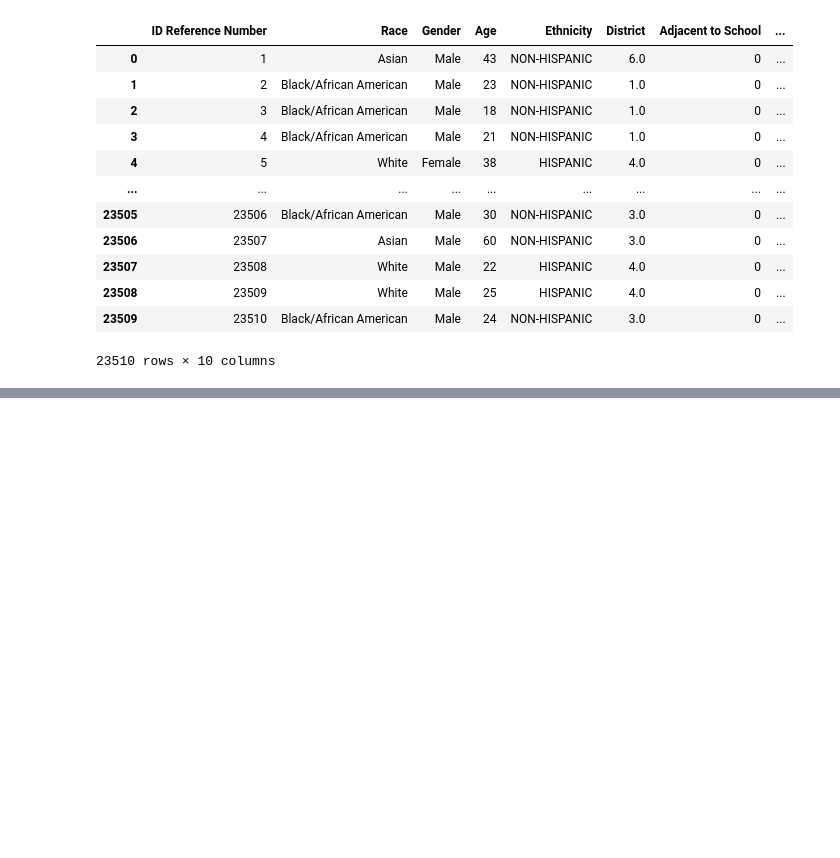
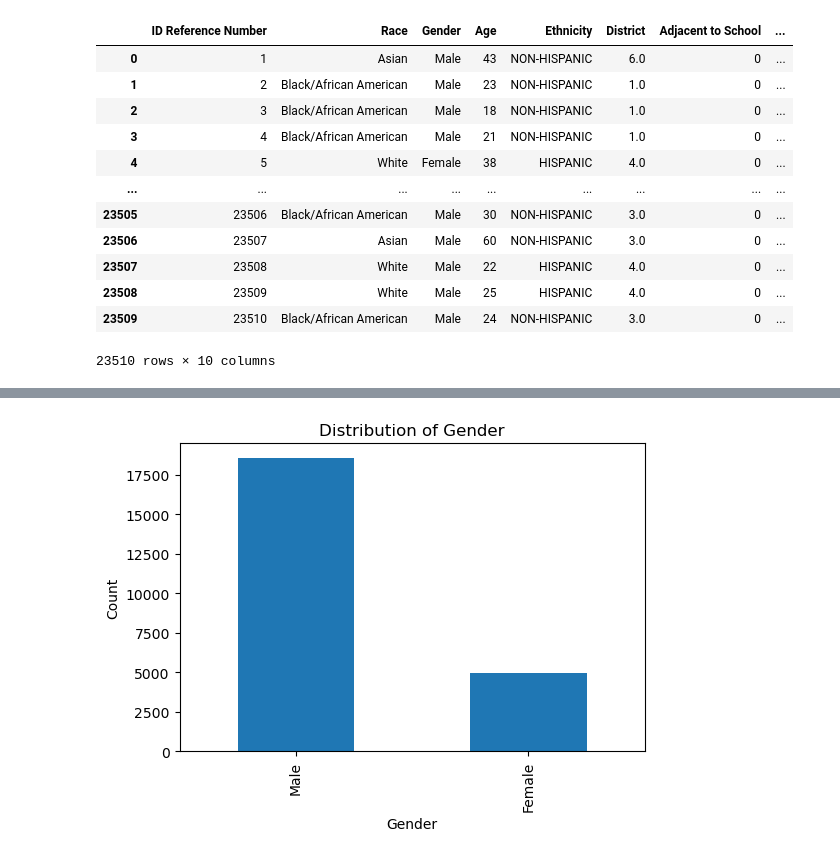
Before and after one commit to Animaznman/MSDS-Police-EDA, a Jupyter notebook: notebook.ipynb, the cells around one changed output, grey strips where cells are left out. Cells and saved outputs as stored; diff of their text form; code cells hidden in the pictures; blank space fills up the shorter version.

```diff
--- a/notebook.ipynb
+++ b/notebook.ipynb
@@ -31,0 +42,10 @@ df_police
+# %%
+#Gender
+plt.figure(figsize=(6, 4))
+df_police["Gender"].value_counts().plot(kind='bar')
+plt.title('Distribution of Gender')
+plt.xlabel('Gender')
+plt.ylabel('Count')
+plt.show()
+# %% [output]
+[figure, added]
```
Also changed, not shown: parts of 3 cells of this notebook.
